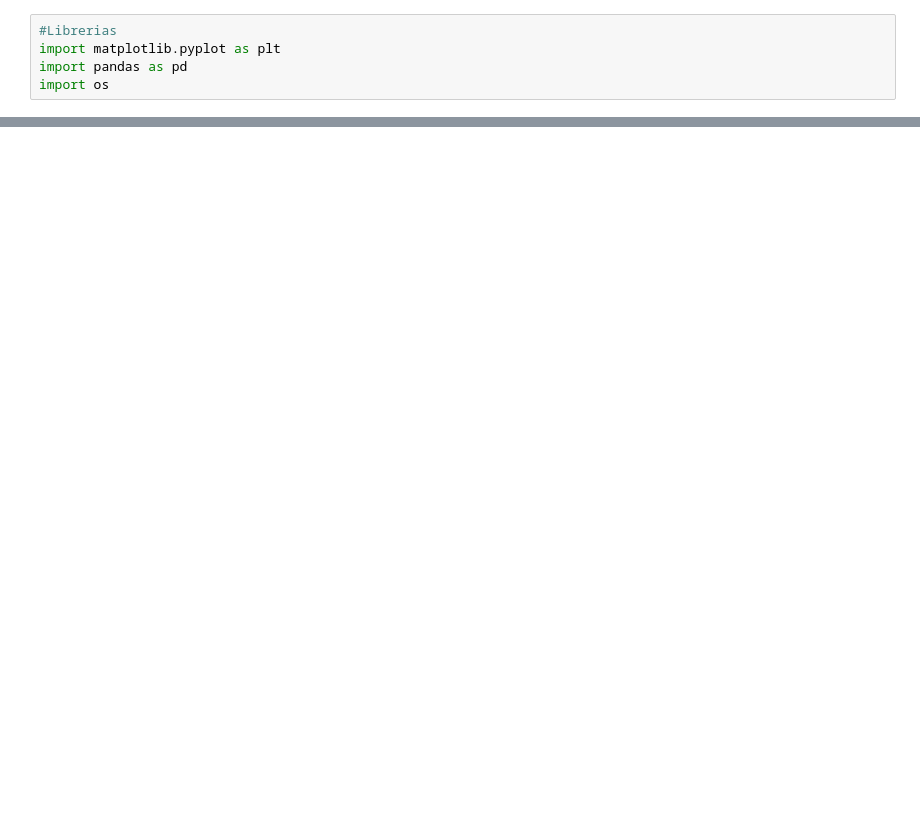
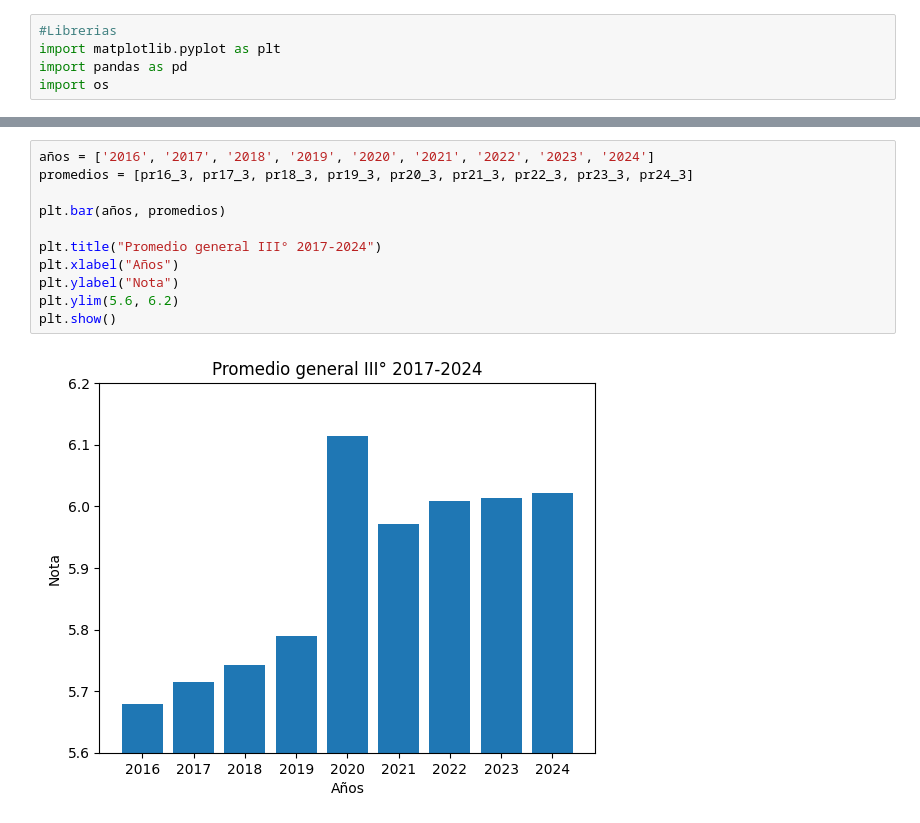
Before and after one commit to cony45678/Proyecto-Semestral-IMT2200, a Jupyter notebook: proyecto/notebook_rendimiento.ipynb, the cells around one changed output, grey strips where cells are left out. Cells and saved outputs as stored; diff of their text form; blank space fills up the shorter version.

```diff
--- a/proyecto/notebook_rendimiento.ipynb
+++ b/proyecto/notebook_rendimiento.ipynb
@@ -69,0 +226,13 @@ plt.show()
+# %%
+años = ['2016', '2017', '2018', '2019', '2020', '2021', '2022', '2023', '2024']
+promedios = [pr16_3, pr17_3, pr18_3, pr19_3, pr20_3, pr21_3, pr22_3, pr23_3, pr24_3]
+
+plt.bar(años, promedios)
+
+plt.title("Promedio general III° 2017-2024")
+plt.xlabel("Años")
+plt.ylabel("Nota")
+plt.ylim(5.6, 6.2)
+plt.show()
+# %% [output]
+[figure, added]
```
Also changed, not shown: parts of 17 cells of this notebook.
